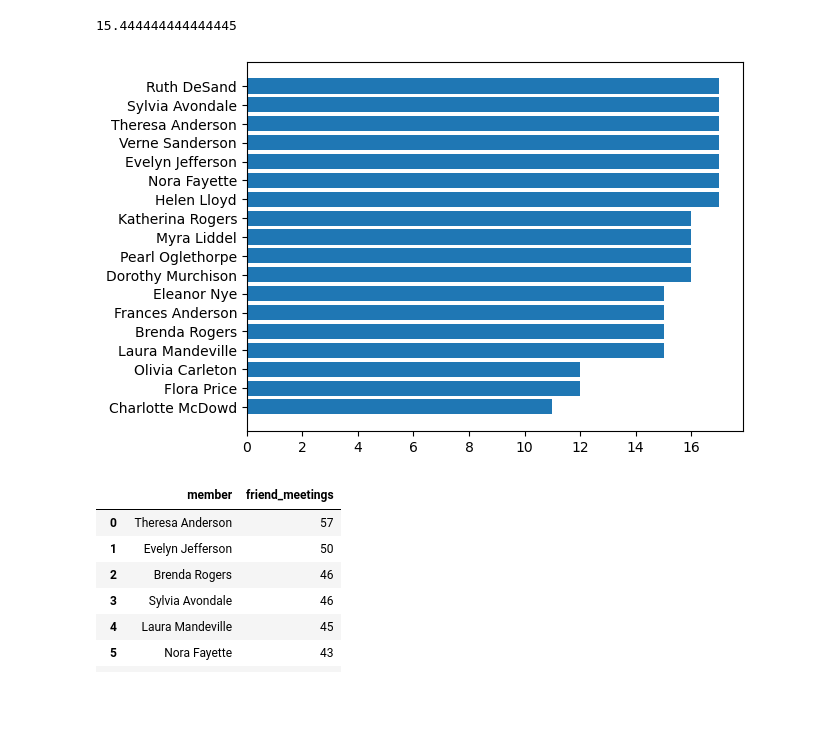
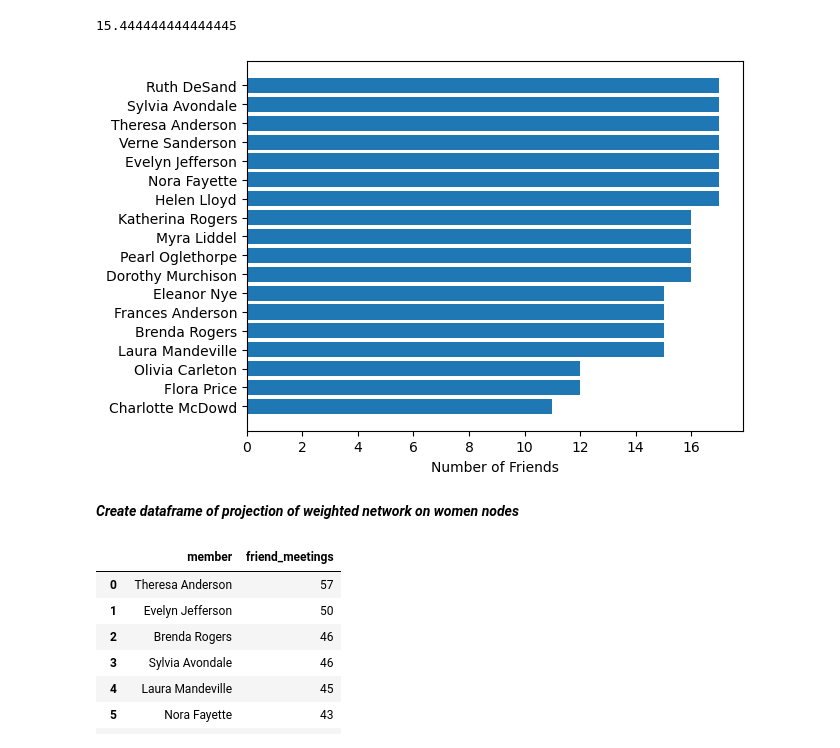
Before and after one commit to klmartin1998/spring2024-data620, a Jupyter notebook: assignments/assignment4/data620_assignment4.ipynb, the cells around one changed output. Drawn from its saved outputs; the diff is of its cells as text; code cells hidden in the pictures; blank space fills up the shorter version.

```diff
--- a/assignments/assignment4/data620_assignment4.ipynb
+++ b/assignments/assignment4/data620_assignment4.ipynb
@@ -188,10 +238,13 @@ np.mean(friends_df['num_friends'])
 # %%
 x = friends_df.sort_values(by='num_friends')['member']
 y = friends_df.sort_values(by='num_friends')['num_friends']
 plt.barh(x,y)
+plt.xlabel('Number of Friends')
 plt.show()
 # %% [output]
-[figure, old version]
+[figure, new version]
+# %% [markdown]
+***Create dataframe of projection of weighted network on women nodes***
 # %%
 meetings_df = pd.DataFrame([{'member':w,'friend_meetings':W.degree(w,weight='weight')} for w in women])
 # %%
```
Also changed, not shown: parts of 12 cells of this notebook.
